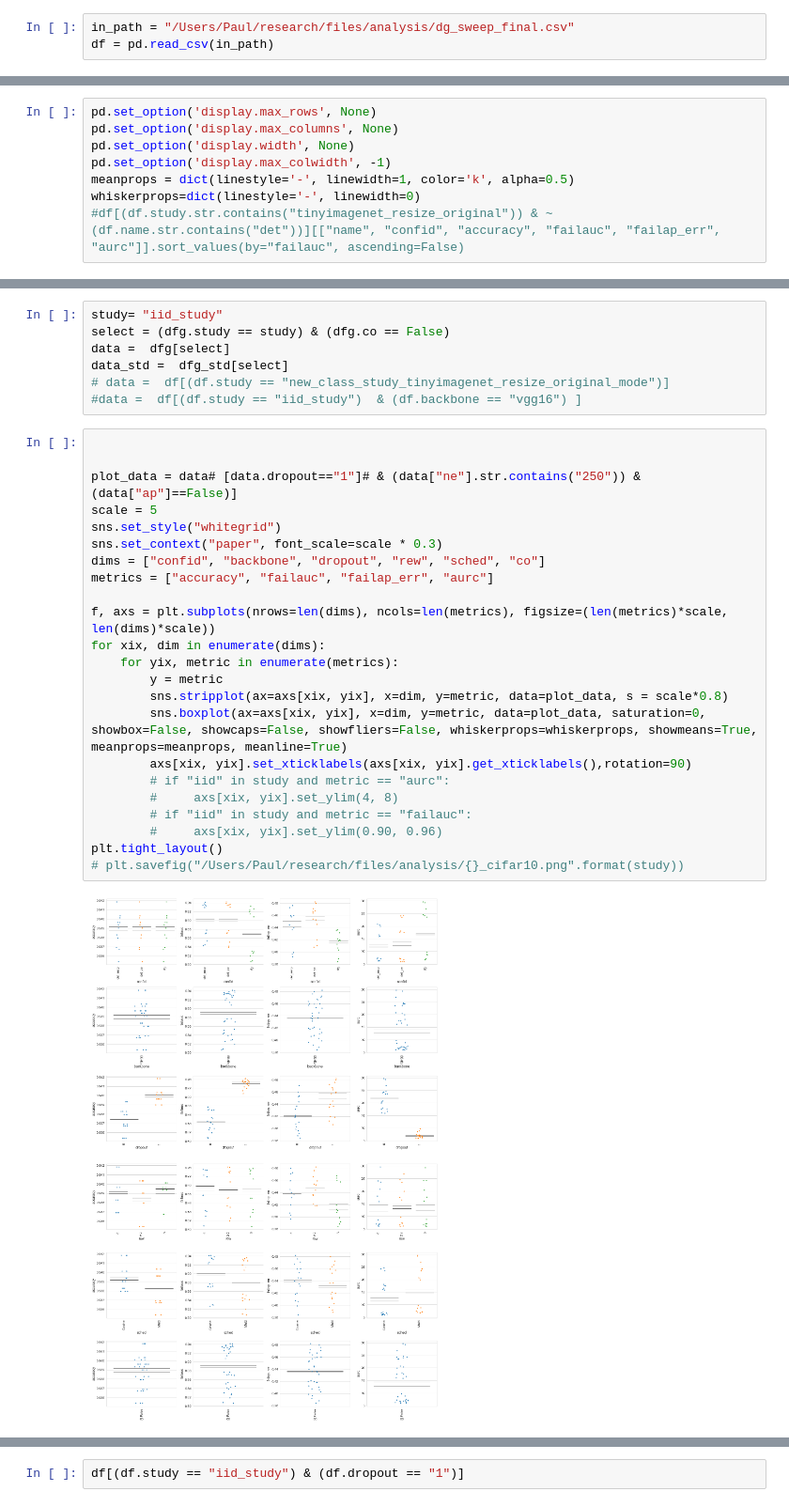
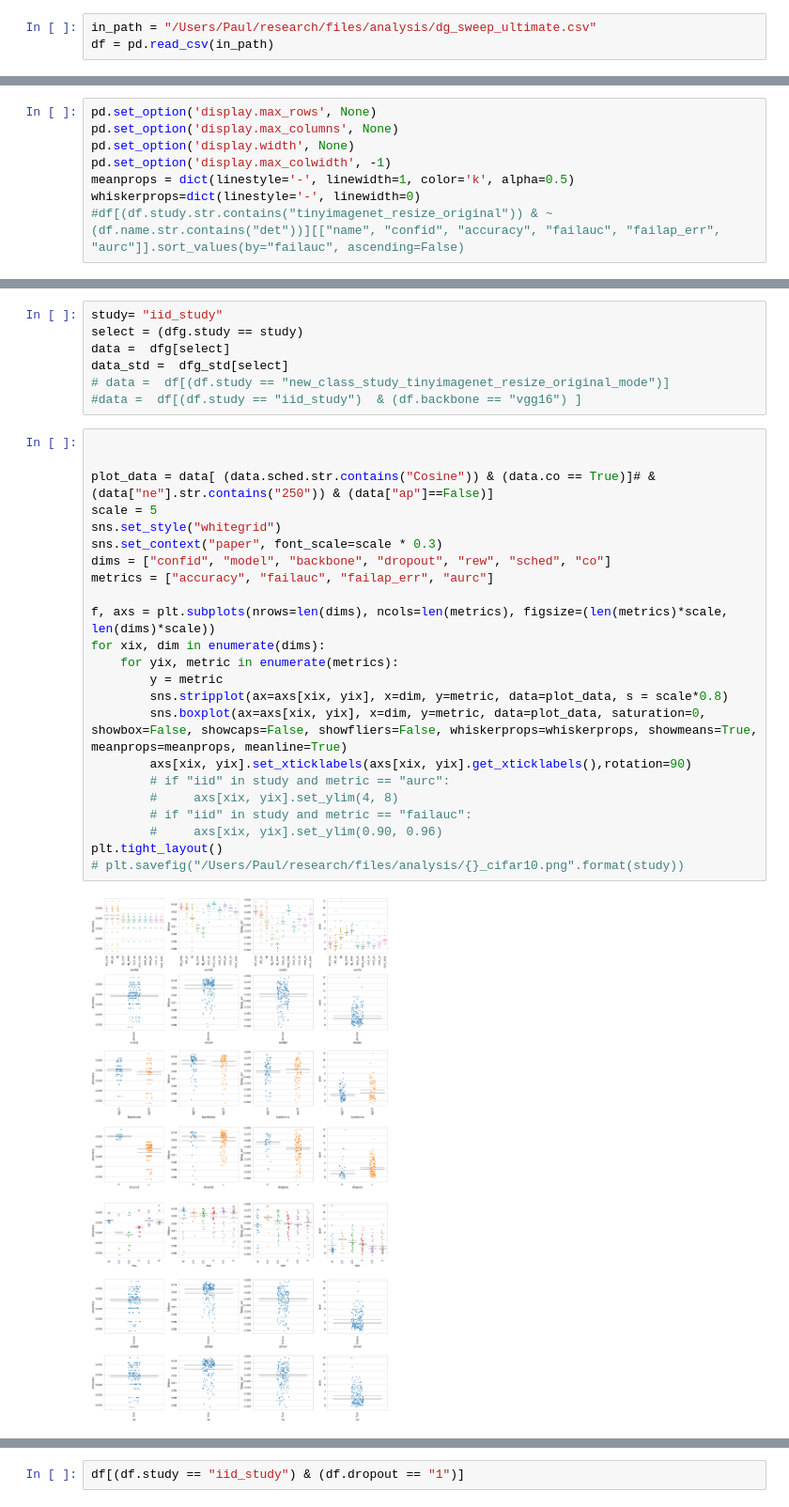
Before and after one commit to IML-DKFZ/fd-shifts, a Jupyter notebook: notebooks/dg_analysis.ipynb, the cells around one changed output, grey strips where cells are left out. Shown at 94% size. Saved outputs shown, nothing was run; the diff lists cells and outputs as text.

```diff
--- a/notebooks/dg_analysis.ipynb
+++ b/notebooks/dg_analysis.ipynb
@@ -3,7 +3,7 @@ import pandas as pd
 import matplotlib.pyplot as plt
 import seaborn as sns
 # %%
-in_path = "/Users/Paul/research/files/analysis/dg_sweep_final.csv"
+in_path = "/Users/Paul/research/files/analysis/dg_sweep_ultimate.csv"
 df = pd.read_csv(in_path)
 # %%
 
@@ -108,7 +146,7 @@ Index(['study', 'model', 'backbone', 'rew', 'dropout', 'sched', 'confid', 'co',
 {'Unnamed: 0': 'Unnamed: 0_std', 'network': 'network_std', 'fold': 'fold_std', 'n_test': 'n_test_std', 'accuracy': 'accuracy_std', 'nll': 'nll_std', 'brier_score': 'brier_score_std', 'failauc': 'faila ...
 # %%
 study= "iid_study"
-select = (dfg.study == study) & (dfg.co == False)
+select = (dfg.study == study)
 data =  dfg[select]
 data_std =  dfg_std[select]
 # data =  df[(df.study == "new_class_study_tinyimagenet_resize_original_mode")]
@@ -116,28 +154,28 @@ data_std =  dfg_std[select]
 # %%
 
 
-plot_data = data# [data.dropout=="1"]# & (data["ne"].str.contains("250")) & (data["ap"]==False)]
+plot_data = data[ (data.sched.str.contains("Cosine")) & (data.co == True)]# & (data["ne"].str.contains("250")) & (data["ap"]==False)]
 scale = 5
 sns.set_style("whitegrid")
 sns.set_context("paper", font_scale=scale * 0.3)
-dims = ["confid", "backbone", "dropout", "rew", "sched", "co"]
+dims = ["confid", "model", "backbone", "dropout", "rew", "sched", "co"]
 metrics = ["accuracy", "failauc", "failap_err", "aurc"]
 
 f, axs = plt.subplots(nrows=len(dims), ncols=len(metrics), figsize=(len(metrics)*scale, len(dims)*scale))
 for xix, dim in enumerate(dims):
     for yix, metric in enumerate(metrics):
         y = metric
         sns.stripplot(ax=axs[xix, yix], x=dim, y=metric, data=plot_data, s = scale*0.8)
         sns.boxplot(ax=axs[xix, yix], x=dim, y=metric, data=plot_data, saturation=0, showbox=False, showcaps=False, showfliers=False, whiskerprops=whiskerprops, showmeans=True, meanprops=meanprops, meanline=True)
         axs[xix, yix].set_xticklabels(axs[xix, yix].get_xticklabels(),rotation=90)
         # if "iid" in study and metric == "aurc":
         #     axs[xix, yix].set_ylim(4, 8)
         # if "iid" in study and metric == "failauc":
         #     axs[xix, yix].set_ylim(0.90, 0.96)
 plt.tight_layout()
 # plt.savefig("/Users/Paul/research/files/analysis/{}_cifar10.png".format(study))
 # %% [output]
-[figure, old version]
+[figure, new version]
 # %%
 std_columns = [c for c in data_std.columns if "std"in c]
 for s in std_columns:
```
Also changed, not shown: parts of 9 cells of this notebook, 25 other files.
